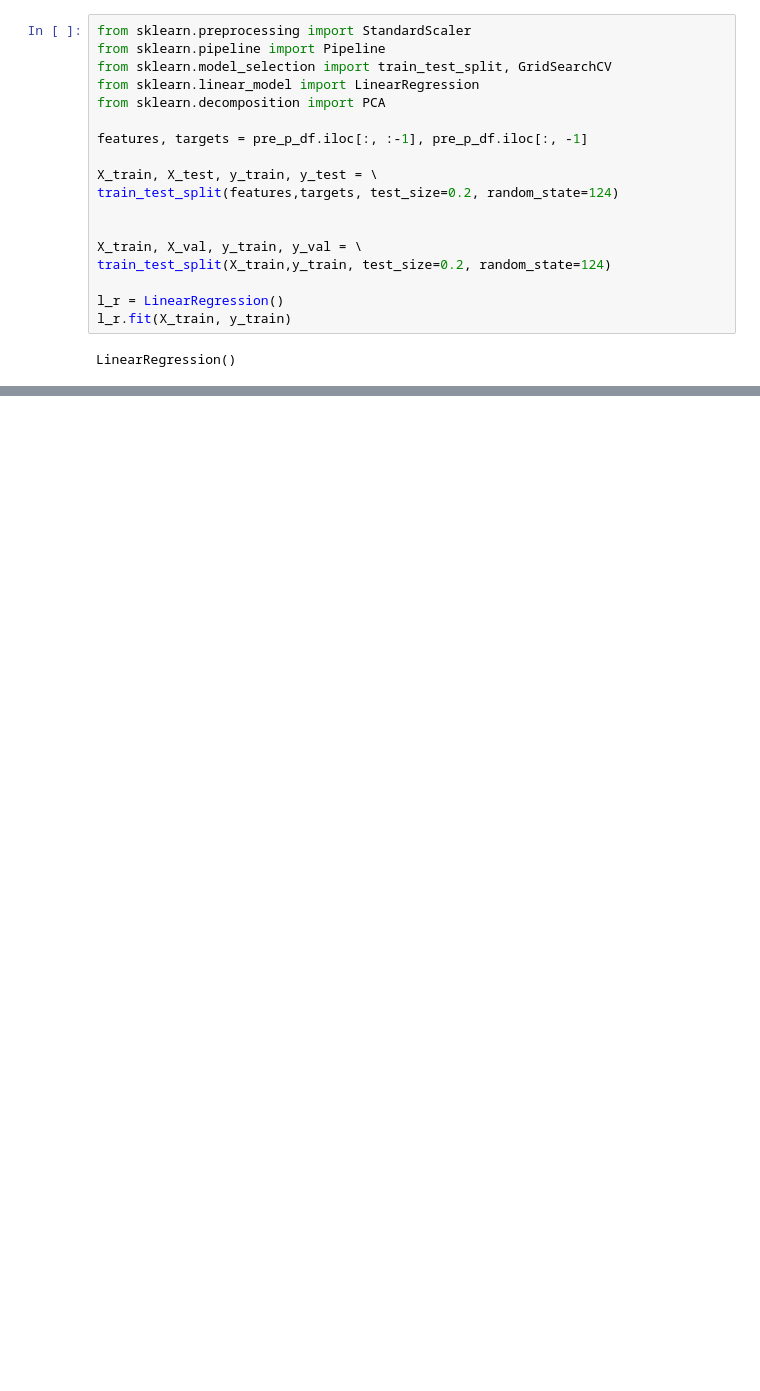
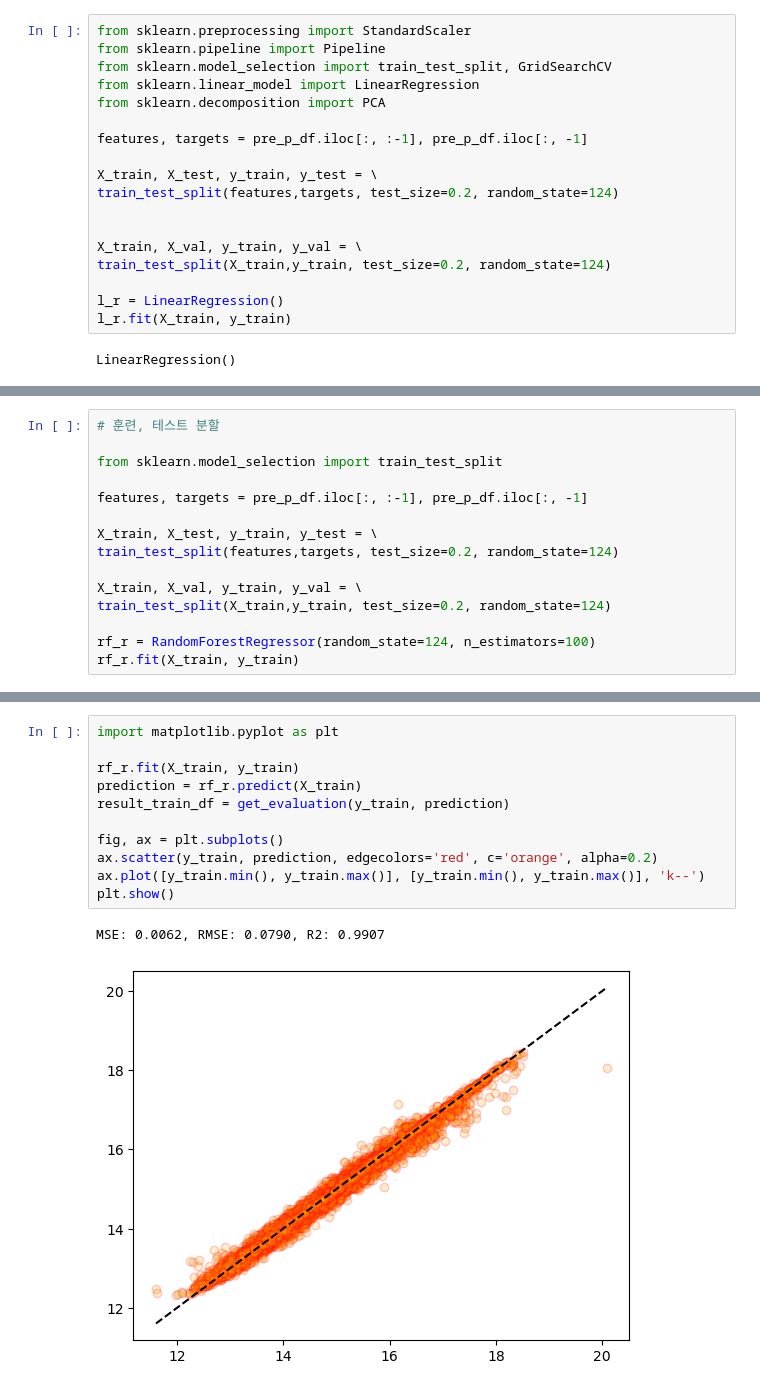
Before and after one commit to DianaKang0123/machine_learning_project, a Jupyter notebook: Nonlinear Regression/Pakistan_car_sales.ipynb, the cells around one changed output, grey strips where cells are left out. Saved outputs shown, nothing was run; the diff lists cells and outputs as text; blank space fills up the shorter version.

```diff
--- a/Nonlinear Regression/Pakistan_car_sales.ipynb
+++ b/Nonlinear Regression/Pakistan_car_sales.ipynb
@@ -567,0 +855,15 @@ MSE: 5930020074983.4209, RMSE: 2435163.2543, R2: 0.7801
+# %%
+# 훈련, 테스트 분할
+
+from sklearn.model_selection import train_test_split
+
+features, targets = pre_p_df.iloc[:, :-1], pre_p_df.iloc[:, -1]
+
+X_train, X_test, y_train, y_test = \
+train_test_split(features,targets, test_size=0.2, random_state=124)
+
+X_train, X_val, y_train, y_val = \
+train_test_split(X_train,y_train, test_size=0.2, random_state=124)
+
+rf_r = RandomForestRegressor(random_state=124, n_estimators=100)
+rf_r.fit(X_train, y_train)
@@ -567,0 +1046,14 @@ MSE: 5930020074983.4209, RMSE: 2435163.2543, R2: 0.7801
+# %%
+import matplotlib.pyplot as plt
+
+rf_r.fit(X_train, y_train)
+prediction = rf_r.predict(X_train)
+result_train_df = get_evaluation(y_train, prediction)
+
+fig, ax = plt.subplots()
+ax.scatter(y_train, prediction, edgecolors='red', c='orange', alpha=0.2)
+ax.plot([y_train.min(), y_train.max()], [y_train.min(), y_train.max()], 'k--')
+plt.show()
+# %% [output]
+MSE: 0.0062, RMSE: 0.0790, R2: 0.9907
+[figure, added]
```
Also changed, not shown: parts of 55 cells of this notebook.
